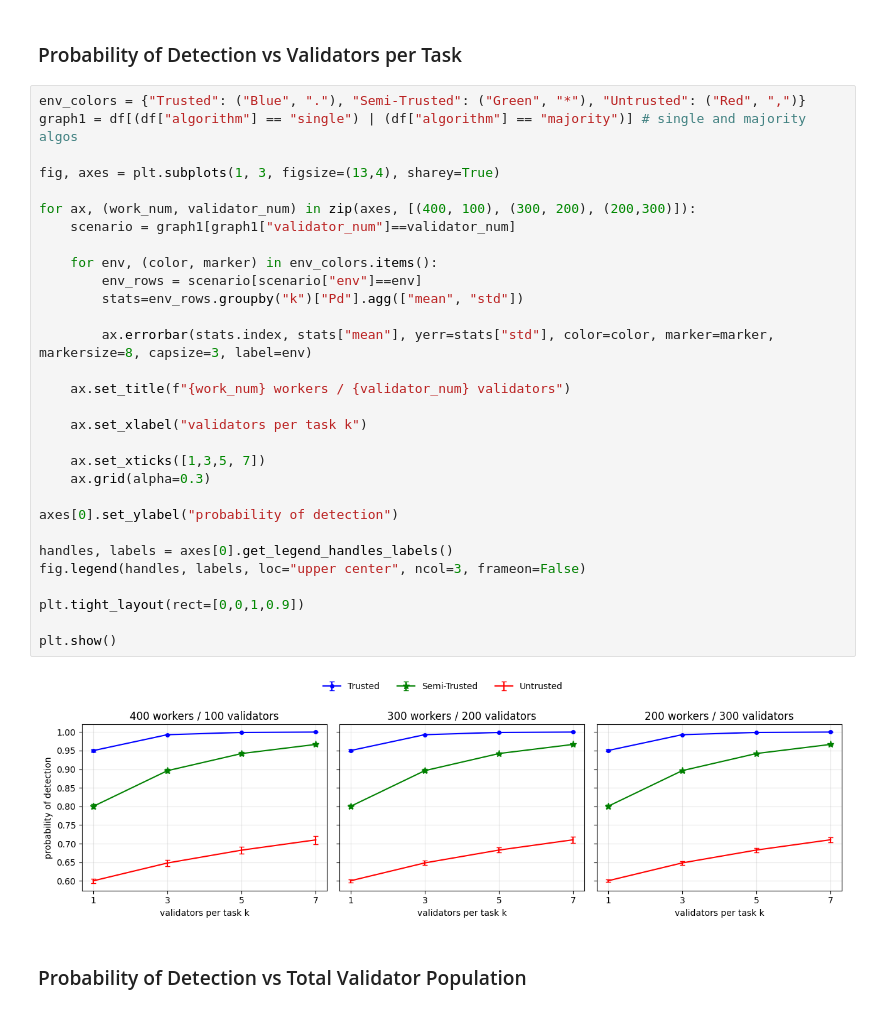
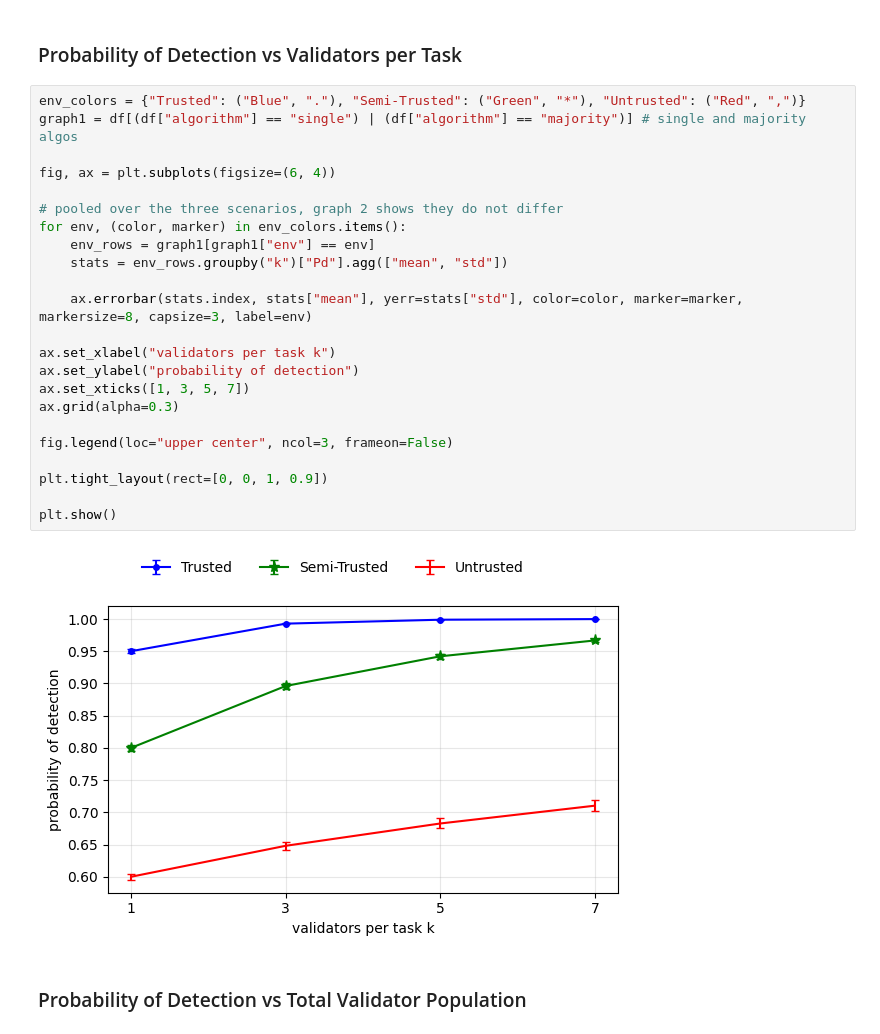
Before and after one commit to laars3/svc-trust-validation, a Jupyter notebook: analysis.ipynb, the cells around one changed output. Saved outputs shown, nothing was run; the diff lists cells and outputs as text.

Commit message:
changed graph1 to not also answer what graph2 aims to do, just kept one Nv comparison

```diff
--- a/analysis.ipynb
+++ b/analysis.ipynb
@@ -41,35 +40,28 @@ summary
 # %%
 env_colors = {"Trusted": ("Blue", "."), "Semi-Trusted": ("Green", "*"), "Untrusted": ("Red", ",")}
 graph1 = df[(df["algorithm"] == "single") | (df["algorithm"] == "majority")] # single and majority algos
 
-fig, axes = plt.subplots(1, 3, figsize=(13,4), sharey=True)
+fig, ax = plt.subplots(figsize=(6, 4))
 
-for ax, (work_num, validator_num) in zip(axes, [(400, 100), (300, 200), (200,300)]):
-    scenario = graph1[graph1["validator_num"]==validator_num]
+# pooled over the three scenarios, graph 2 shows they do not differ
+for env, (color, marker) in env_colors.items():
+    env_rows = graph1[graph1["env"] == env]
+    stats = env_rows.groupby("k")["Pd"].agg(["mean", "std"])
 
-    for env, (color, marker) in env_colors.items():
-        env_rows = scenario[scenario["env"]==env]
-        stats=env_rows.groupby("k")["Pd"].agg(["mean", "std"])
+    ax.errorbar(stats.index, stats["mean"], yerr=stats["std"], color=color, marker=marker, markersize=8, capsize=3, label=env)
 
-        ax.errorbar(stats.index, stats["mean"], yerr=stats["std"], color=color, marker=marker, markersize=8, capsize=3, label=env)
+ax.set_xlabel("validators per task k")
+ax.set_ylabel("probability of detection")
+ax.set_xticks([1, 3, 5, 7])
+ax.grid(alpha=0.3)
 
-    ax.set_title(f"{work_num} workers / {validator_num} validators")
+fig.legend(loc="upper center", ncol=3, frameon=False)
 
-    ax.set_xlabel("validators per task k")
-
-    ax.set_xticks([1,3,5, 7])
-    ax.grid(alpha=0.3)
-
-axes[0].set_ylabel("probability of detection")
-
-handles, labels = axes[0].get_legend_handles_labels()
-fig.legend(handles, labels, loc="upper center", ncol=3, frameon=False)
-
-plt.tight_layout(rect=[0,0,1,0.9])
+plt.tight_layout(rect=[0, 0, 1, 0.9])
 
 plt.show()
 # %% [output]
-[figure, old version]
+[figure, new version]
 # %% [markdown]
 ### Probability of Detection vs Total Validator Population
 # %%
```
Also changed, not shown: parts of 1 cell of this notebook.
